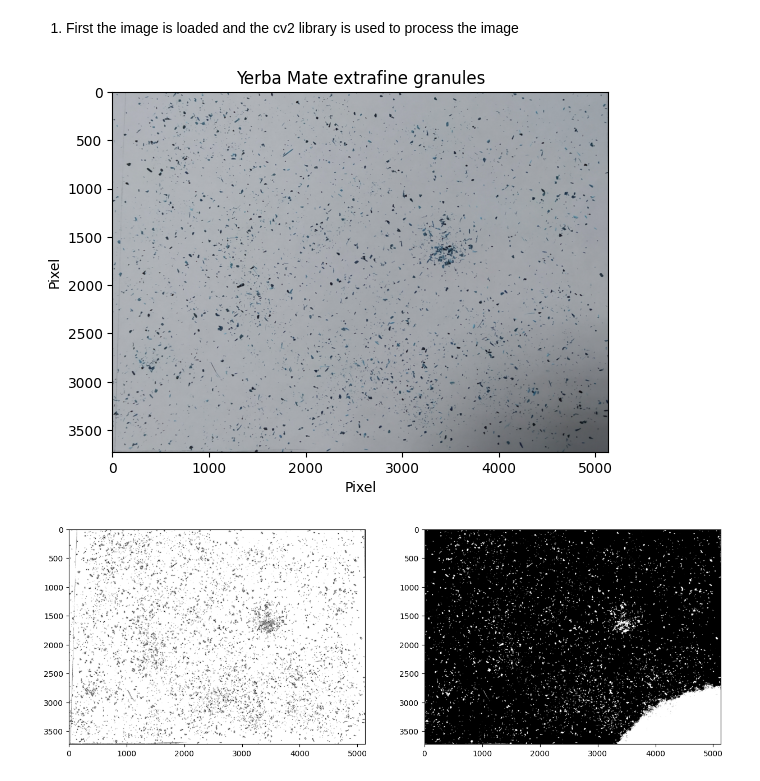
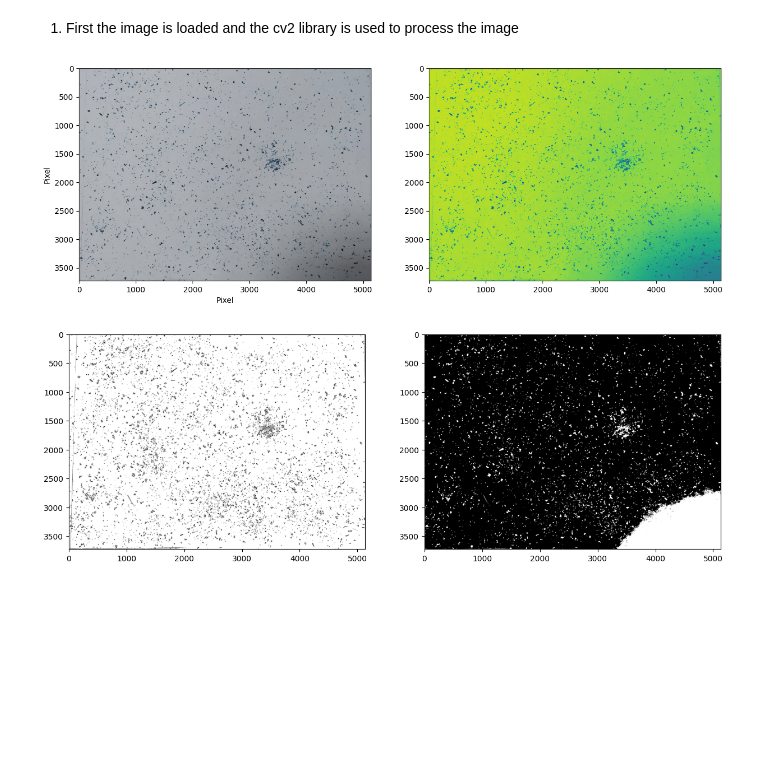
Before and after one commit to joaquinaicrag/UNIBS, a Jupyter notebook: Paper1-YMporousmat/count_grains/extrafine/count_grain.ipynb, the cells around one changed output. Drawn from its saved outputs; the diff is of its cells as text; code cells hidden in the pictures; blank space fills up the shorter version.

Commit message:
gray image add

```diff
--- a/Paper1-YMporousmat/count_grains/extrafine/count_grain.ipynb
+++ b/Paper1-YMporousmat/count_grains/extrafine/count_grain.ipynb
@@ -7,31 +7,33 @@ It is based in a photo of the grains disposed in a white paper. The algorithm ca
 # %%
 import cv2
 import numpy as np
 import pandas as pd
 import seaborn as sns
 from sklearn.cluster import KMeans
 import matplotlib.pyplot as plt
 
 fname = 'YM2_extrafine_200x150.jpg'
 img = cv2.imread(fname) #YM_media3_2914x1758
 
 #YM2_fine_150x100 --> 2684/150 = 17.89  ; 1768/100 = 17.68 resolution
 #YM2_gruesa_200x150 --> 2454/200=12.27 ; 1826/150= 12.17
 #YM2_extrafine_200x150 -->  5136/200 = 25.68 ; 3726/150 = 24.84
 
 # Convert the image to grayscale
 gray = cv2.cvtColor(img, cv2.COLOR_BGR2GRAY)
 
 # Apply Gaussian blur to reduce noise
-gray_blurred = cv2.GaussianBlur(gray, (7, 7), 0)
+gray_blurred = cv2.GaussianBlur(gray, (5, 5), 3)
 
-plt.imshow(img)
-plt.title('Yerba Mate extrafine granules')
-plt.xlabel('Pixel')
-plt.ylabel('Pixel')
+fig, axx = plt.subplots(1, 2, figsize=(15,10))
+axx[0].imshow(img)
+axx[1].imshow(gray_blurred)
+#fig.suptitle('Yerba Mate extrafine granules')
+axx[0].set_xlabel('Pixel')
+axx[0].set_ylabel('Pixel')
 plt.show()
 # %% [output]
-[figure, old version]
+[figure, new version]
 # %%
 # Get the pixel resolution in pixels per millimeter (Enter valid values based on your image)
 #pixel_resolution_x = float(input("Enter horizontal pixel resolution (pixels/mm): ")) #2234/100=22.34
```
Also changed, not shown: parts of 2 cells of this notebook.
